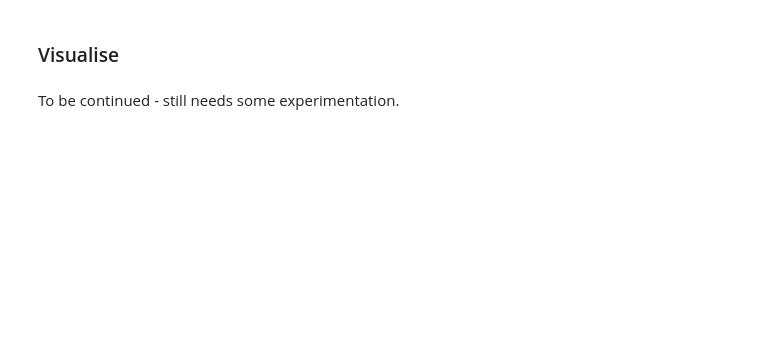
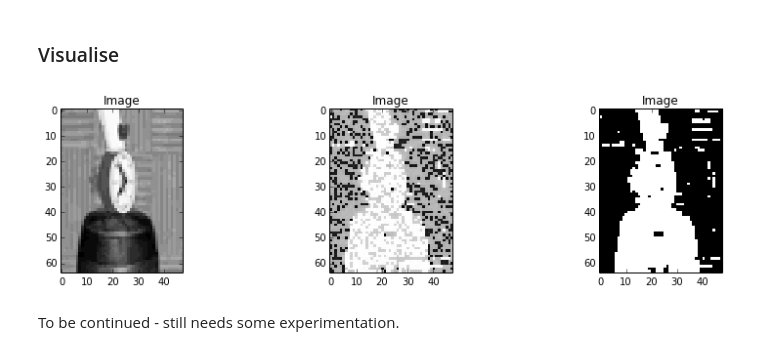
Before and after one commit to dirko/pyugm, a Jupyter notebook: examples/Loopy belief propagation example.ipynb, the cells around one changed output. Saved outputs shown, nothing was run; the diff lists cells and outputs as text; code cells hidden in the pictures; blank space fills up the shorter version.

```diff
--- a/examples/Loopy belief propagation example.ipynb
+++ b/examples/Loopy belief propagation example.ipynb
@@ -168,12 +171,19 @@ Let's add all the necessary factors with their templates.
 # %%
-factors = []
-evidence = {}
+# Add observation factors
+for i in xrange(I):
+    for j in xrange(J):
+        label_variable_name = 'label_{}_{}'.format(i, j)
+        observation_variable_name = 'obs_{}_{}'.format(i, j)
+        factors.append(DiscreteFactor([(label_variable_name, 2), (observation_variable_name, 32)], parameters=observation_template))
+        evidence[observation_variable_name] = image[i, j]
 
 # Add label factors
-for i in xrange(I - 1):
-    for j in xrange(J - 1):
+for i in xrange(I):
+    for j in xrange(J):
         variable_name = 'label_{}_{}'.format(i, j)
-        neighbour_down_name = 'label_{}_{}'.format(i + 1, j)
-        factors.append(DiscreteFactor([variable_name, neighbour_down_name], parameters=label_template))
-        neighbour_right_name = 'label_{}_{}'.format(i, j + 1)
-        factors.append(DiscreteFactor([variable_name, neighbour_right_name], parameters=label_template))
+        if i + 1 < I:
+            neighbour_down_name = 'label_{}_{}'.format(i + 1, j)
+            factors.append(DiscreteFactor([(variable_name, 2), (neighbour_down_name, 2)], parameters=label_template))
+        if j + 1 < J:
+            neighbour_right_name = 'label_{}_{}'.format(i, j + 1)
+            factors.append(DiscreteFactor([(variable_name, 2), (neighbour_right_name, 2)], parameters=label_template))
@@ -199,7 +199,7 @@ model = Model(factors)
 Lets choose parameters so that neighbouring labels are encouraged to be the same, and observations between 13 and 17 more likely
 to be background.
 # %%
-parameters = {'same': 0.2, 'different': -1.0, 'obs_high': 0.1, 'obs_low': -1.0}
+parameters = {'same': 0.15, 'different': -0.15, 'obs_high': 0.37, 'obs_low': -0.37}
 model.set_parameters(parameters)
 model.set_evidence(evidence)
 # %% [markdown]
@@ -232,13 +261,15 @@ for i in xrange(I):
 # %%
 plt.figure(figsize=(14, 3))
 plt.subplot(1, 3, 1)
 _ = plt.imshow(image, cmap=matplotlib.cm.Greys_r, interpolation='nearest')
 _ = plt.title('Image')
 plt.subplot(1, 3, 2)
 _ = plt.imshow(labels, cmap=matplotlib.cm.Greys, interpolation='nearest')
 _ = plt.title('Image')
 plt.subplot(1, 3, 3)
-_ = plt.imshow(labels > 0.01 , cmap=matplotlib.cm.Greys, interpolation='nearest')
+_ = plt.imshow(labels > 0.29 , cmap=matplotlib.cm.Greys, interpolation='nearest')
 _ = plt.title('Image')
+# %% [output]
+[figure, added]
 # %% [markdown]
 To be continued - still needs some experimentation.
```
Also changed, not shown: parts of 9 cells of this notebook, 1 other file.
